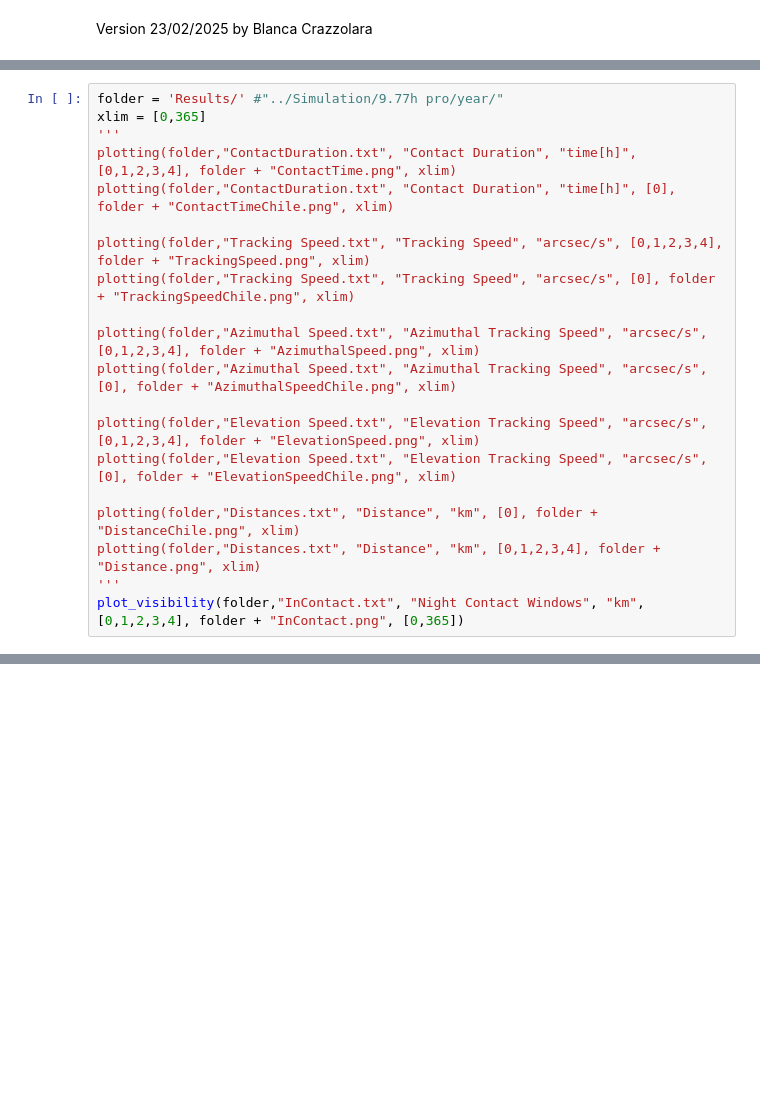
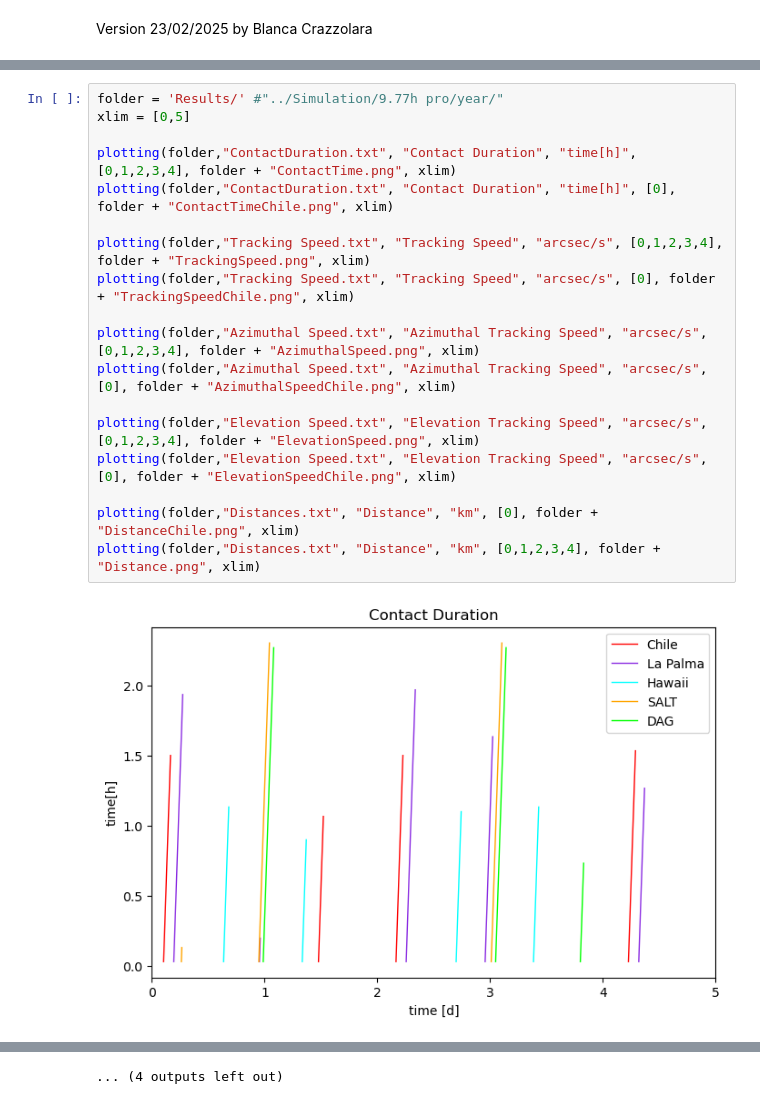
Before and after one commit to bcrazzolara/NuAncestor, a Jupyter notebook: FreeFlyer/plot.ipynb, the cells around one changed output, grey strips where cells are left out. Drawn from its saved outputs; the diff is of its cells as text; blank space fills up the shorter version.

```diff
--- a/FreeFlyer/plot.ipynb
+++ b/FreeFlyer/plot.ipynb
@@ -122,20 +128,20 @@ def plot_visibility(folder, filepath, title, ylabel, cols, saving_name, xlim):
 # %%
 folder = 'Results/' #"../Simulation/9.77h pro/year/"
-xlim = [0,365]
-'''
+xlim = [0,5]
+
 plotting(folder,"ContactDuration.txt", "Contact Duration", "time[h]", [0,1,2,3,4], folder + "ContactTime.png", xlim)
 plotting(folder,"ContactDuration.txt", "Contact Duration", "time[h]", [0], folder + "ContactTimeChile.png", xlim)
 
 plotting(folder,"Tracking Speed.txt", "Tracking Speed", "arcsec/s", [0,1,2,3,4], folder + "TrackingSpeed.png", xlim)
 plotting(folder,"Tracking Speed.txt", "Tracking Speed", "arcsec/s", [0], folder + "TrackingSpeedChile.png", xlim)
 
 plotting(folder,"Azimuthal Speed.txt", "Azimuthal Tracking Speed", "arcsec/s", [0,1,2,3,4], folder + "AzimuthalSpeed.png", xlim)
 plotting(folder,"Azimuthal Speed.txt", "Azimuthal Tracking Speed", "arcsec/s", [0], folder + "AzimuthalSpeedChile.png", xlim)
 
 plotting(folder,"Elevation Speed.txt", "Elevation Tracking Speed", "arcsec/s", [0,1,2,3,4], folder + "ElevationSpeed.png", xlim)
 plotting(folder,"Elevation Speed.txt", "Elevation Tracking Speed", "arcsec/s", [0], folder + "ElevationSpeedChile.png", xlim)
 
 plotting(folder,"Distances.txt", "Distance", "km", [0], folder + "DistanceChile.png", xlim)
 plotting(folder,"Distances.txt", "Distance", "km", [0,1,2,3,4], folder + "Distance.png", xlim)
-'''
-plot_visibility(folder,"InContact.txt", "Night Contact Windows", "km", [0,1,2,3,4], folder + "InContact.png", [0,365])
+# %% [output]
+[figure, added]
@@ -141,0 +159 @@ plot_visibility(folder,"InContact.txt", "Night Contact Windows", "km", [0,1,2,3,
+... (4 outputs left out)
```
Also changed, not shown: parts of 5 cells of this notebook.
